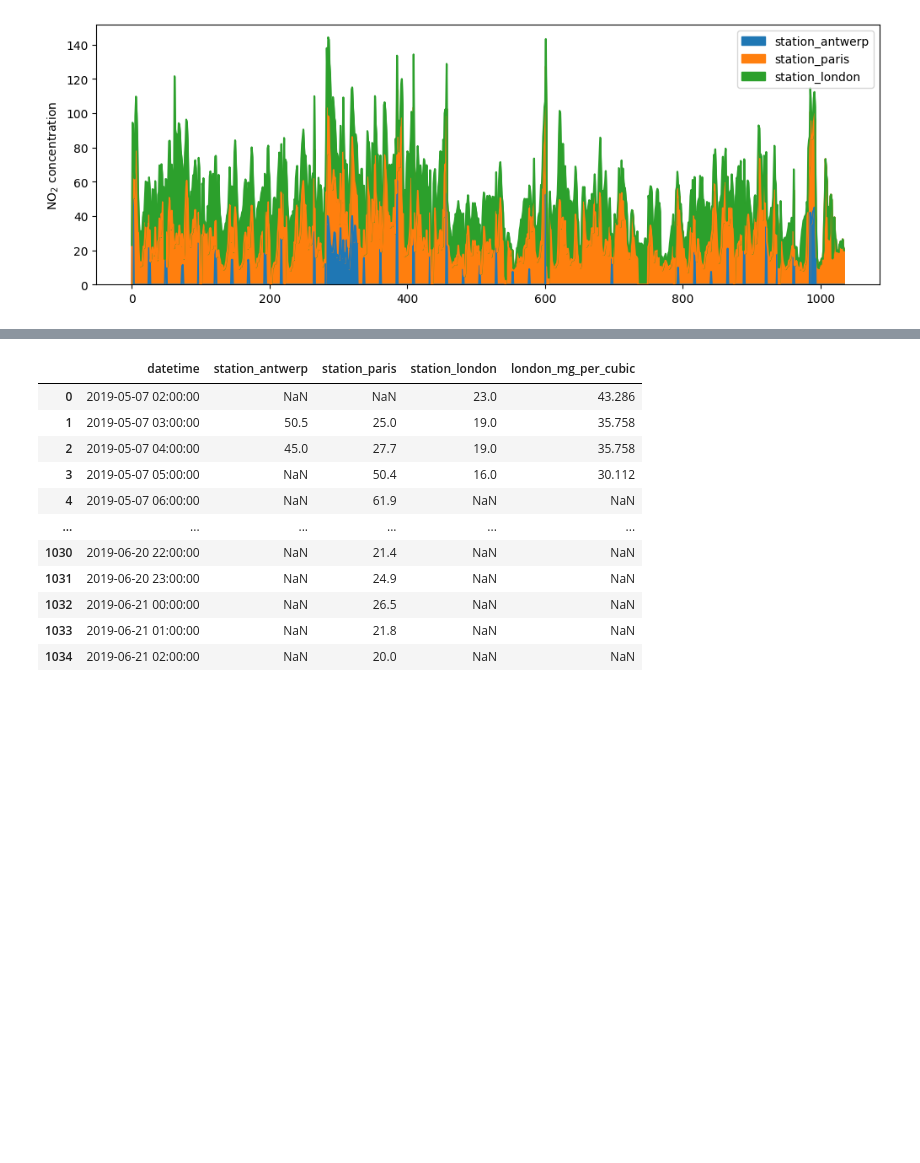
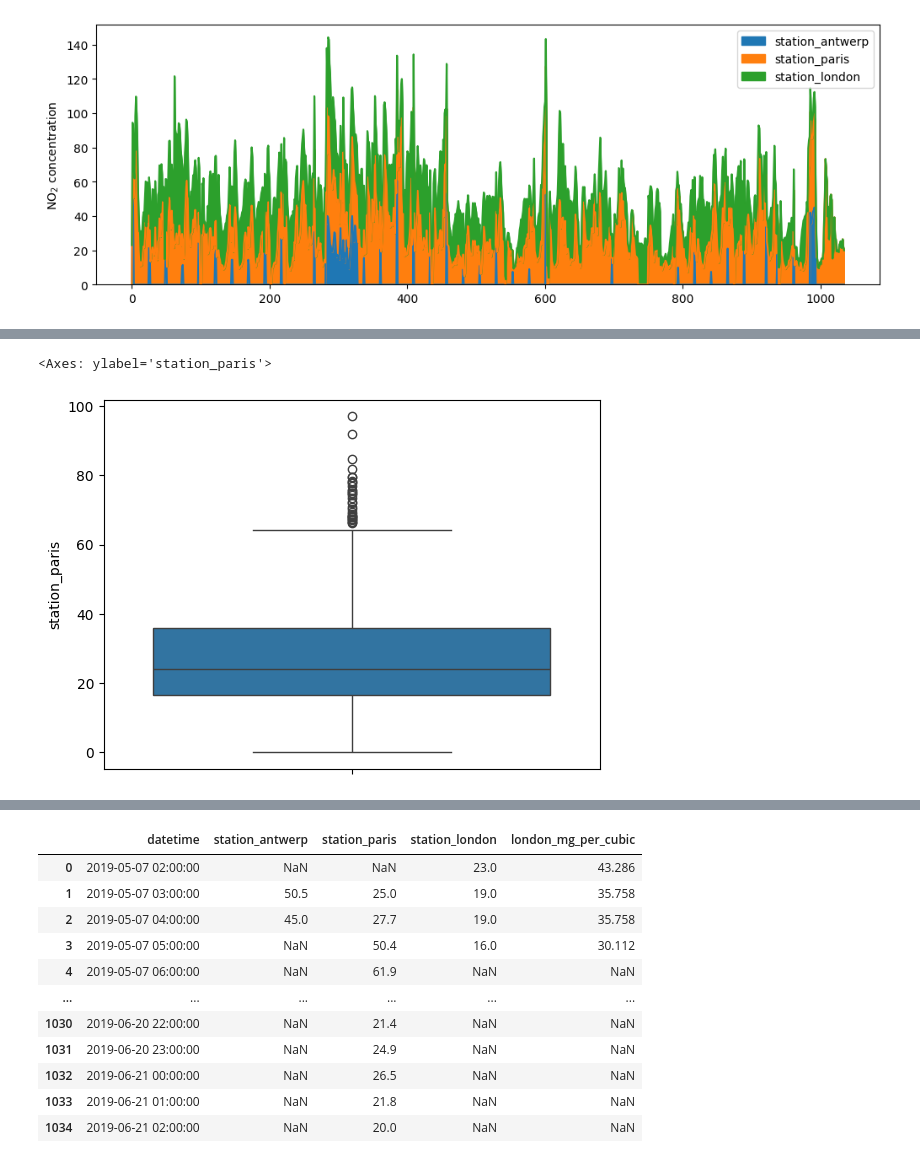
Before and after one commit to ancestor9/Introduction-to-BigData-Analysis, a Jupyter notebook: 9주차/pandas_02.ipynb, the cells around one changed output, grey strips where cells are left out. Cells and saved outputs as stored; diff of their text form; code cells hidden in the pictures; blank space fills up the shorter version.

```diff
--- a/9주차/pandas_02.ipynb
+++ b/9주차/pandas_02.ipynb
@@ -113,0 +171,5 @@ plt.show()
+# %%
+sns.boxplot(data=air_quality['station_paris'])
+# %% [output]
+<Axes: ylabel='station_paris'>
+[figure, added]
```
Also changed, not shown: parts of 24 cells of this notebook.
